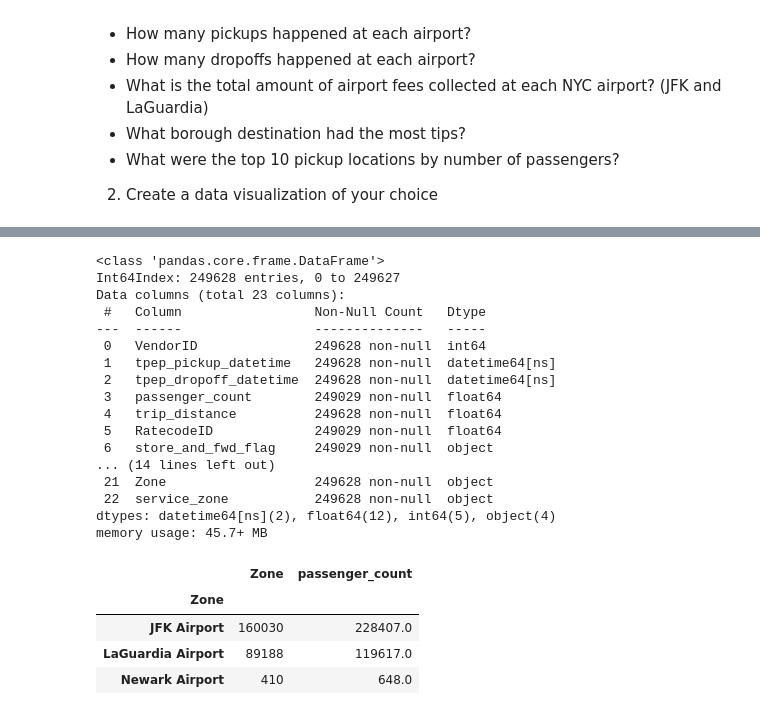
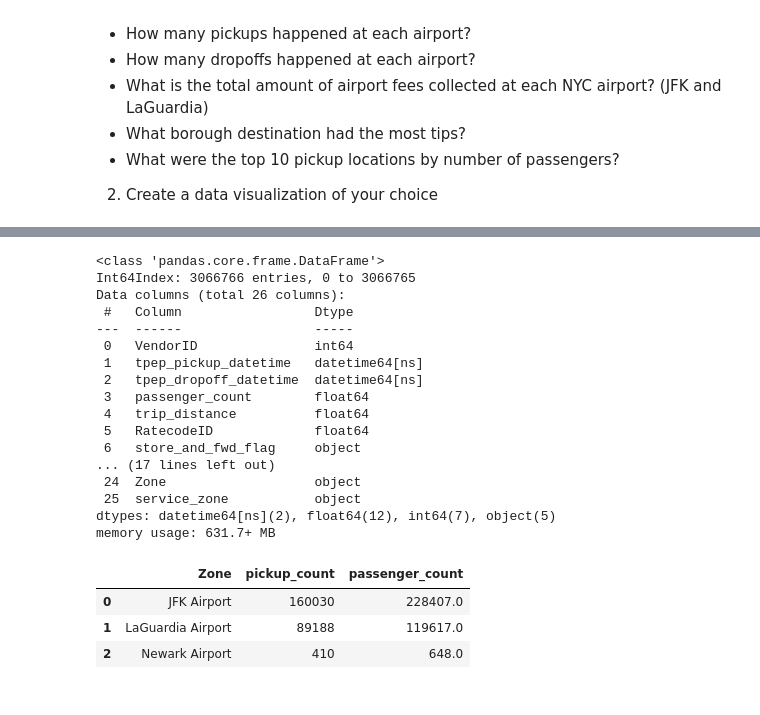
Before and after one commit to samjurassic/datascience-demo, a Jupyter notebook: summer23/DS Skills Lab.ipynb, the cells around one changed output, grey strips where cells are left out. Drawn from its saved outputs; the diff is of its cells as text; code cells hidden in the pictures.

```diff
--- a/summer23/DS Skills Lab.ipynb
+++ b/summer23/DS Skills Lab.ipynb
@@ -39,6 +39,10 @@ trips.head()
 | 2 | 2 | 2023-01-01 00:25:04 | 2023-01-01 00:37:49 | 1.0 | 2.51 | 1.0 | ... |
 | 3 | 1 | 2023-01-01 00:03:48 | 2023-01-01 00:13:25 | 0.0 | 1.90 | 1.0 | ... |
 | 4 | 2 | 2023-01-01 00:10:29 | 2023-01-01 00:21:19 | 1.0 | 1.43 | 1.0 | ... |
+# %%
+trips["pickup_day"] = trips["tpep_pickup_datetime"].apply(lambda x: x.day)
+trips["pickup_dow"] = trips["tpep_pickup_datetime"].apply(lambda x: x.day_name())
+trips["pickup_dow_num"] = trips["tpep_pickup_datetime"].apply(lambda x: x.day_of_week)
 # %%
 taxi_zones.head()
 airport_list = [1, 132, 138]
@@ -56,30 +70,31 @@ trips_merged_pu = (
 trips_merged_pu.info()
 # %% [output]
 <class 'pandas.core.frame.DataFrame'>
-Int64Index: 249628 entries, 0 to 249627
-Data columns (total 23 columns):
- #   Column                 Non-Null Count   Dtype
----  ------                 --------------   -----
- 0   VendorID               249628 non-null  int64
- 1   tpep_pickup_datetime   249628 non-null  datetime64[ns]
- 2   tpep_dropoff_datetime  249628 non-null  datetime64[ns]
- 3   passenger_count        249029 non-null  float64
- 4   trip_distance          249628 non-null  float64
- 5   RatecodeID             249029 non-null  float64
- 6   store_and_fwd_flag     249029 non-null  object
-... (14 lines left out)
- 21  Zone                   249628 non-null  object
- 22  service_zone           249628 non-null  object
-dtypes: datetime64[ns](2), float64(12), int64(5), object(4)
-memory usage: 45.7+ MB
+Int64Index: 3066766 entries, 0 to 3066765
+Data columns (total 26 columns):
+ #   Column                 Dtype
+---  ------                 -----
+ 0   VendorID               int64
+ 1   tpep_pickup_datetime   datetime64[ns]
+ 2   tpep_dropoff_datetime  datetime64[ns]
+ 3   passenger_count        float64
+ 4   trip_distance          float64
+ 5   RatecodeID             float64
+ 6   store_and_fwd_flag     object
+... (17 lines left out)
+ 24  Zone                   object
+ 25  service_zone           object
+dtypes: datetime64[ns](2), float64(12), int64(7), object(5)
+memory usage: 631.7+ MB
 # %%
 # How many pickups happened at each airport?
-result_1 = trips_merged_pu.groupby(["Zone"]).agg({"Zone": "count", "passenger_count": "sum"})
+result_1 = trips_merged_pu.query("PULocationID in @airport_list").groupby(["Zone"]).agg({"Zone": "count", "passenger_count": "sum"})
+result_1.columns = ['pickup_count', 'passenger_count']
+result_1.reset_index(inplace=True)
 # %%
-result_1.head()
+result_1
 # %% [output]
-|  | Zone | passenger_count |
-| Zone |  |  |
-| JFK Airport | 160030 | 228407.0 |
-| LaGuardia Airport | 89188 | 119617.0 |
-| Newark Airport | 410 | 648.0 |
+|  | Zone | pickup_count | passenger_count |
+| 0 | JFK Airport | 160030 | 228407.0 |
+| 1 | LaGuardia Airport | 89188 | 119617.0 |
+| 2 | Newark Airport | 410 | 648.0 |
```
Also changed, not shown: parts of 22 cells of this notebook.
